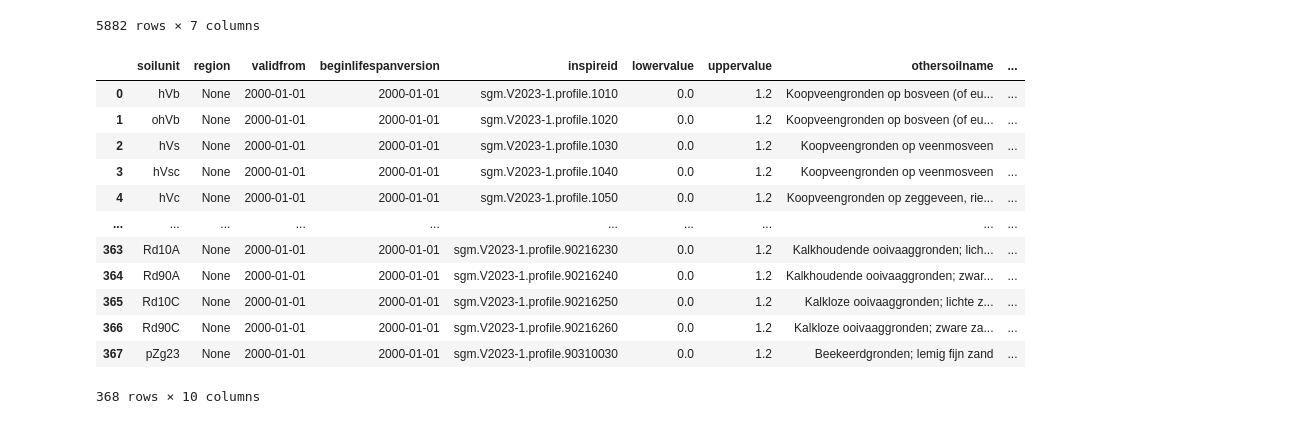
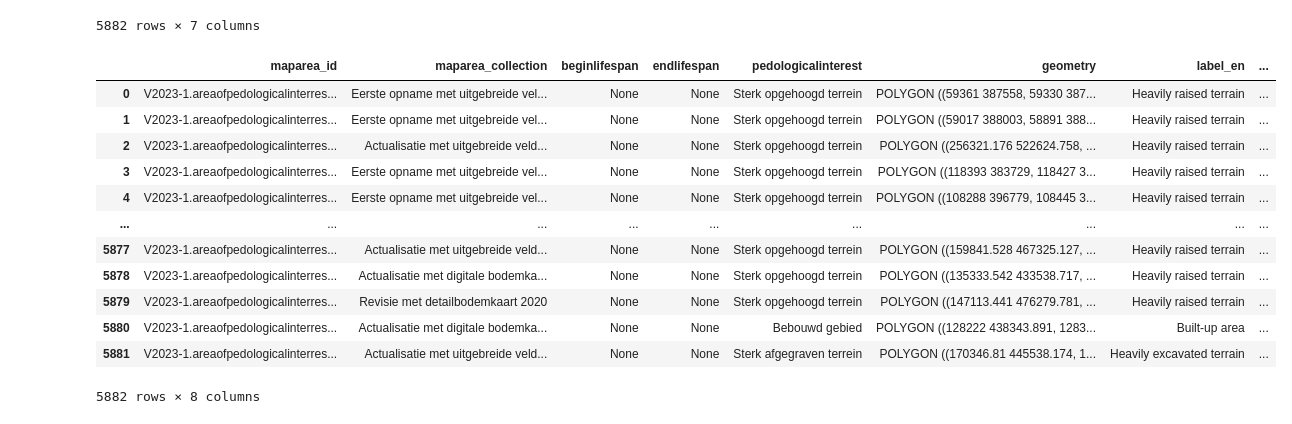
Before and after one commit to ramiqcom/hack4good-biodiversity, a Jupyter notebook: notebook/soil.ipynb, the cells around one changed output. Drawn from its saved outputs; the diff is of its cells as text; code cells hidden in the pictures.

```diff
--- a/notebook/soil.ipynb
+++ b/notebook/soil.ipynb
@@ -51,27 +55,60 @@ Sterk opgehoogd terrein;Terp;Sterk ge-egaliseerd;Sterk verwerkt terrein;Sterk af
 | 5880 | V2023-1.areaofpedologicalinterres... | Actualisatie met digitale bodemka... | None | None | Bebouwd gebied | POLYGON ((128222 438343.891, 1283... | Built-up area |
 | 5881 | V2023-1.areaofpedologicalinterres... | Actualisatie met uitgebreide veld... | None | None | Sterk afgegraven terrein | POLYGON ((170346.81 445538.174, 1... | Heavily excavated terrain |
 5882 rows × 7 columns
-# %%
-# Inspire id
-soil_profile_info_inspire_id = soil_profile_info["inspireid"]
-soil_profile_id = list(
-    map(lambda x: int(x.split(".")[-1]), soil_profile_info_inspire_id)
-)
-soil_profile_info["normalsoilprofile_id"] = soil_profile_id
-soil_profile_info
-# %% [output]
-|  | soilunit | region | validfrom | beginlifespanversion | inspireid | lowervalue | uppervalue | othersoilname | ... |
-| 0 | hVb | None | 2000-01-01 | 2000-01-01 | sgm.V2023-1.profile.1010 | 0.0 | 1.2 | Koopveengronden op bosveen (of eu... | ... |
-| 1 | ohVb | None | 2000-01-01 | 2000-01-01 | sgm.V2023-1.profile.1020 | 0.0 | 1.2 | Koopveengronden op bosveen (of eu... | ... |
-| 2 | hVs | None | 2000-01-01 | 2000-01-01 | sgm.V2023-1.profile.1030 | 0.0 | 1.2 | Koopveengronden op veenmosveen | ... |
-| 3 | hVsc | None | 2000-01-01 | 2000-01-01 | sgm.V2023-1.profile.1040 | 0.0 | 1.2 | Koopveengronden op veenmosveen | ... |
-| 4 | hVc | None | 2000-01-01 | 2000-01-01 | sgm.V2023-1.profile.1050 | 0.0 | 1.2 | Koopveengronden op zeggeveen, rie... | ... |
-| ... | ... | ... | ... | ... | ... | ... | ... | ... | ... |
-| 363 | Rd10A | None | 2000-01-01 | 2000-01-01 | sgm.V2023-1.profile.90216230 | 0.0 | 1.2 | Kalkhoudende ooivaaggronden; lich... | ... |
-| 364 | Rd90A | None | 2000-01-01 | 2000-01-01 | sgm.V2023-1.profile.90216240 | 0.0 | 1.2 | Kalkhoudende ooivaaggronden; zwar... | ... |
-| 365 | Rd10C | None | 2000-01-01 | 2000-01-01 | sgm.V2023-1.profile.90216250 | 0.0 | 1.2 | Kalkloze ooivaaggronden; lichte z... | ... |
-| 366 | Rd90C | None | 2000-01-01 | 2000-01-01 | sgm.V2023-1.profile.90216260 | 0.0 | 1.2 | Kalkloze ooivaaggronden; zware za... | ... |
-| 367 | pZg23 | None | 2000-01-01 | 2000-01-01 | sgm.V2023-1.profile.90310030 | 0.0 | 1.2 | Beekeerdgronden; lemig fijn zand | ... |
-368 rows × 10 columns
+# %%
+# Soil pedo score
+soil_pedo_label_list = """Heavily raised terrain
+Terp
+Heavily leveled
+Heavily processed terrain
+Heavily excavated terrain
+Quarry
+Water
+Swamp
+Built-up area
+Dike
+Mine dump
+Upland
+Land raised with household waste"""
+soil_pedo_label_list = soil_pedo_label_list.split("\n")
+
+soil_pedol_label_score = """2
+4
+1
+1
+1
+2
+7
+9
+0
+5
+1
+6
+1"""
+soil_pedol_label_score = list(map(lambda x: int(x), soil_pedol_label_score.split("\n")))
+
+# Remap soil to score
+remap_soil_pedo_score = {}
+for x in range(len(soil_pedo_label_list)):
+    remap_soil_pedo_score[soil_pedo_label_list[x]] = soil_pedol_label_score[x]
+
+# Score
+soil_pedo["score"] = soil_pedo["label_en"]
+soil_pedo = soil_pedo.replace({"score": remap_soil_pedo_score})
+soil_pedo
+# %% [output]
+|  | maparea_id | maparea_collection | beginlifespan | endlifespan | pedologicalinterest | geometry | label_en | ... |
+| 0 | V2023-1.areaofpedologicalinterres... | Eerste opname met uitgebreide vel... | None | None | Sterk opgehoogd terrein | POLYGON ((59361 387558, 59330 387... | Heavily raised terrain | ... |
+| 1 | V2023-1.areaofpedologicalinterres... | Eerste opname met uitgebreide vel... | None | None | Sterk opgehoogd terrein | POLYGON ((59017 388003, 58891 388... | Heavily raised terrain | ... |
+| 2 | V2023-1.areaofpedologicalinterres... | Actualisatie met uitgebreide veld... | None | None | Sterk opgehoogd terrein | POLYGON ((256321.176 522624.758, ... | Heavily raised terrain | ... |
+| 3 | V2023-1.areaofpedologicalinterres... | Eerste opname met uitgebreide vel... | None | None | Sterk opgehoogd terrein | POLYGON ((118393 383729, 118427 3... | Heavily raised terrain | ... |
+| 4 | V2023-1.areaofpedologicalinterres... | Eerste opname met uitgebreide vel... | None | None | Sterk opgehoogd terrein | POLYGON ((108288 396779, 108445 3... | Heavily raised terrain | ... |
+| ... | ... | ... | ... | ... | ... | ... | ... | ... |
+| 5877 | V2023-1.areaofpedologicalinterres... | Actualisatie met uitgebreide veld... | None | None | Sterk opgehoogd terrein | POLYGON ((159841.528 467325.127, ... | Heavily raised terrain | ... |
+| 5878 | V2023-1.areaofpedologicalinterres... | Actualisatie met digitale bodemka... | None | None | Sterk opgehoogd terrein | POLYGON ((135333.542 433538.717, ... | Heavily raised terrain | ... |
+| 5879 | V2023-1.areaofpedologicalinterres... | Revisie met detailbodemkaart 2020 | None | None | Sterk opgehoogd terrein | POLYGON ((147113.441 476279.781, ... | Heavily raised terrain | ... |
+| 5880 | V2023-1.areaofpedologicalinterres... | Actualisatie met digitale bodemka... | None | None | Bebouwd gebied | POLYGON ((128222 438343.891, 1283... | Built-up area | ... |
+| 5881 | V2023-1.areaofpedologicalinterres... | Actualisatie met uitgebreide veld... | None | None | Sterk afgegraven terrein | POLYGON ((170346.81 445538.174, 1... | Heavily excavated terrain | ... |
+5882 rows × 8 columns
 # %%
 # Soil area
```
Also changed, not shown: parts of 12 cells of this notebook, 1 other file.
